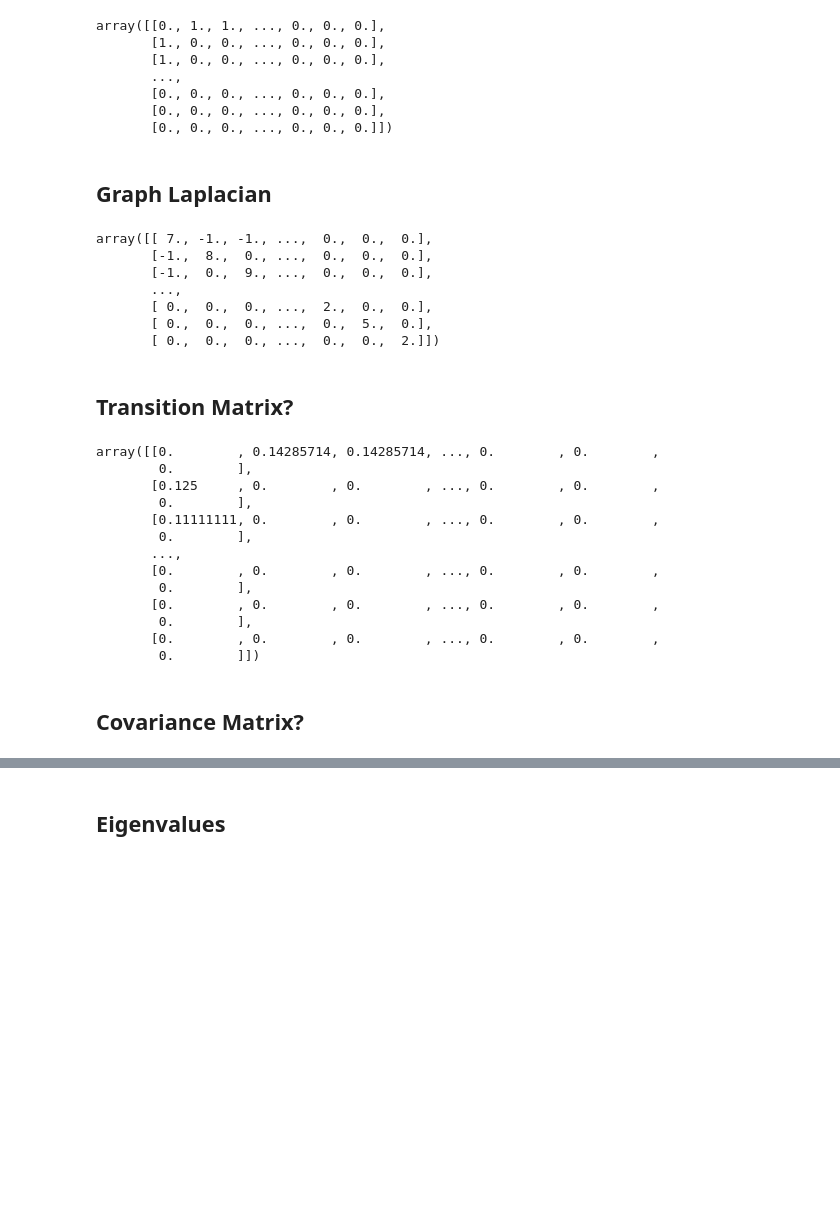
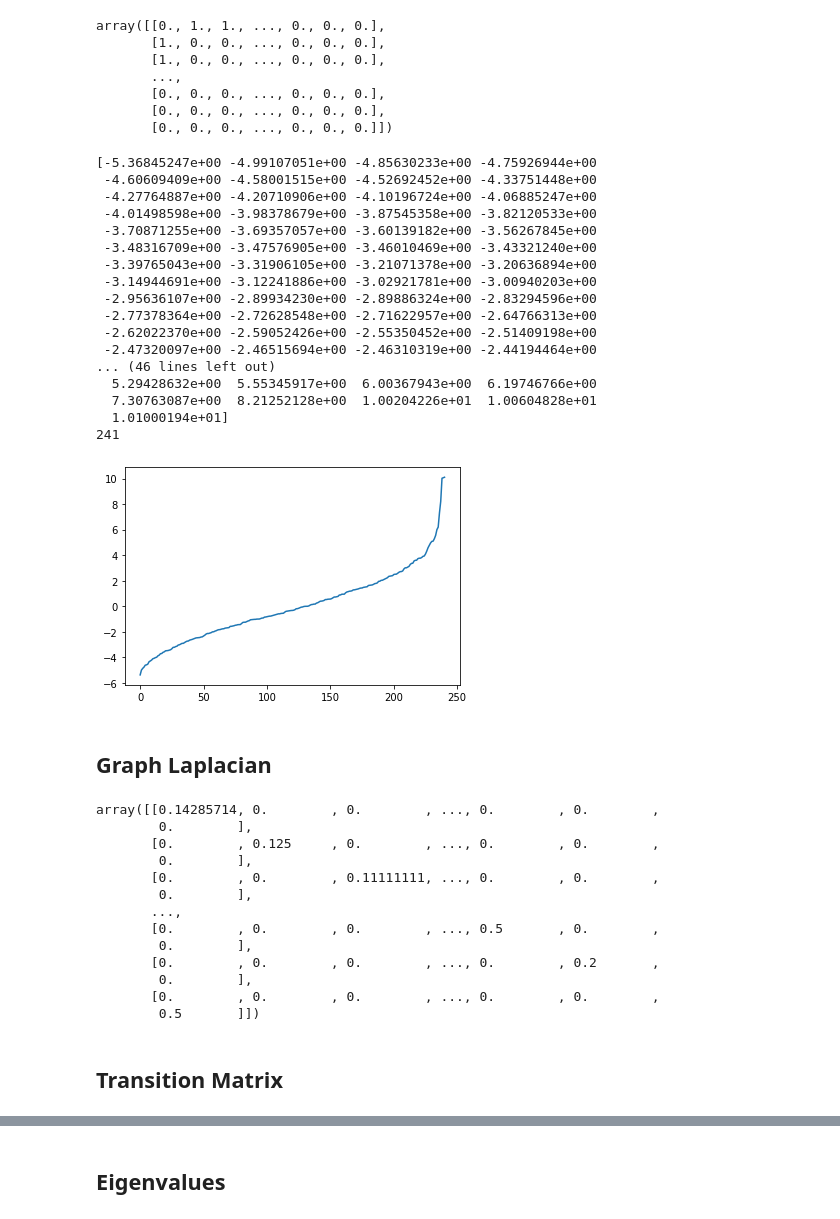
Before and after one commit to workinn/ID2222, a Jupyter notebook: lab4/test.ipynb, the cells around one changed output, grey strips where cells are left out. Saved outputs shown, nothing was run; the diff lists cells and outputs as text; code cells hidden in the pictures; blank space fills up the shorter version.

```diff
--- a/lab4/test.ipynb
+++ b/lab4/test.ipynb
@@ -61,42 +69,59 @@ array([[0., 1., 1., ..., 0., 0., 0.],
        [0., 0., 0., ..., 0., 0., 0.],
        [0., 0., 0., ..., 0., 0., 0.],
        [0., 0., 0., ..., 0., 0., 0.]])
+# %%
+# eigenvalues and eigenvectors
+eigenVals, eigenVecs = np.linalg.eig(A)
+
+# sort these based on the eigenvalues
+eigenVecs = eigenVecs[:,np.argsort(eigenVals)]
+eigenVals = eigenVals[np.argsort(eigenVals)]
+print(eigenVals)
+print(len(eigenVecs))
+
+plt.plot(range(len(eigenVals)), eigenVals)
+plt.show()
+# %% [output]
+[-5.36845247e+00 -4.99107051e+00 -4.85630233e+00 -4.75926944e+00
+ -4.60609409e+00 -4.58001515e+00 -4.52692452e+00 -4.33751448e+00
+ -4.27764887e+00 -4.20710906e+00 -4.10196724e+00 -4.06885247e+00
+ -4.01498598e+00 -3.98378679e+00 -3.87545358e+00 -3.82120533e+00
+ -3.70871255e+00 -3.69357057e+00 -3.60139182e+00 -3.56267845e+00
+ -3.48316709e+00 -3.47576905e+00 -3.46010469e+00 -3.43321240e+00
+ -3.39765043e+00 -3.31906105e+00 -3.21071378e+00 -3.20636894e+00
+ -3.14944691e+00 -3.12241886e+00 -3.02921781e+00 -3.00940203e+00
+ -2.95636107e+00 -2.89934230e+00 -2.89886324e+00 -2.83294596e+00
+ -2.77378364e+00 -2.72628548e+00 -2.71622957e+00 -2.64766313e+00
+ -2.62022370e+00 -2.59052426e+00 -2.55350452e+00 -2.51409198e+00
+ -2.47320097e+00 -2.46515694e+00 -2.46310319e+00 -2.44194464e+00
+... (46 lines left out)
+  5.29428632e+00  5.55345917e+00  6.00367943e+00  6.19746766e+00
+  7.30763087e+00  8.21252128e+00  1.00204226e+01  1.00604828e+01
+  1.01000194e+01]
+241
+[figure, added]
 # %% [markdown]
 ## Graph Laplacian
 # %%
 D = np.diag(A.sum(axis=1))
+D_norm = np.diag(1/A.sum(axis=1))
 L = D-A
 L
+D
+D_norm
 # %% [output]
-array([[ 7., -1., -1., ...,  0.,  0.,  0.],
-       [-1.,  8.,  0., ...,  0.,  0.,  0.],
-       [-1.,  0.,  9., ...,  0.,  0.,  0.],
+array([[0.14285714, 0.        , 0.        , ..., 0.        , 0.        ,
+        0.        ],
+       [0.        , 0.125     , 0.        , ..., 0.        , 0.        ,
+        0.        ],
+       [0.        , 0.        , 0.11111111, ..., 0.        , 0.        ,
+        0.        ],
        ...,
-       [ 0.,  0.,  0., ...,  2.,  0.,  0.],
-       [ 0.,  0.,  0., ...,  0.,  5.,  0.],
-       [ 0.,  0.,  0., ...,  0.,  0.,  2.]])
+       [0.        , 0.        , 0.        , ..., 0.5       , 0.        ,
+        0.        ],
+       [0.        , 0.        , 0.        , ..., 0.        , 0.2       ,
+        0.        ],
+       [0.        , 0.        , 0.        , ..., 0.        , 0.        ,
+        0.5       ]])
 # %% [markdown]
-## Transition Matrix?
+## Transition Matrix
-# %%
-T = np.zeros(shape=A.shape)
-
-for i in range(len(A)):
-  T[i] = A[i] / np.sum(A[i])
-
-T
-# %% [output]
-array([[0.        , 0.14285714, 0.14285714, ..., 0.        , 0.        ,
-        0.        ],
-       [0.125     , 0.        , 0.        , ..., 0.        , 0.        ,
-        0.        ],
-       [0.11111111, 0.        , 0.        , ..., 0.        , 0.        ,
-        0.        ],
-       ...,
-       [0.        , 0.        , 0.        , ..., 0.        , 0.        ,
-        0.        ],
-       [0.        , 0.        , 0.        , ..., 0.        , 0.        ,
-        0.        ],
-       [0.        , 0.        , 0.        , ..., 0.        , 0.        ,
-        0.        ]])
-# %% [markdown]
-## Covariance Matrix?
```
Also changed, not shown: parts of 14 cells of this notebook, 3 other files.
